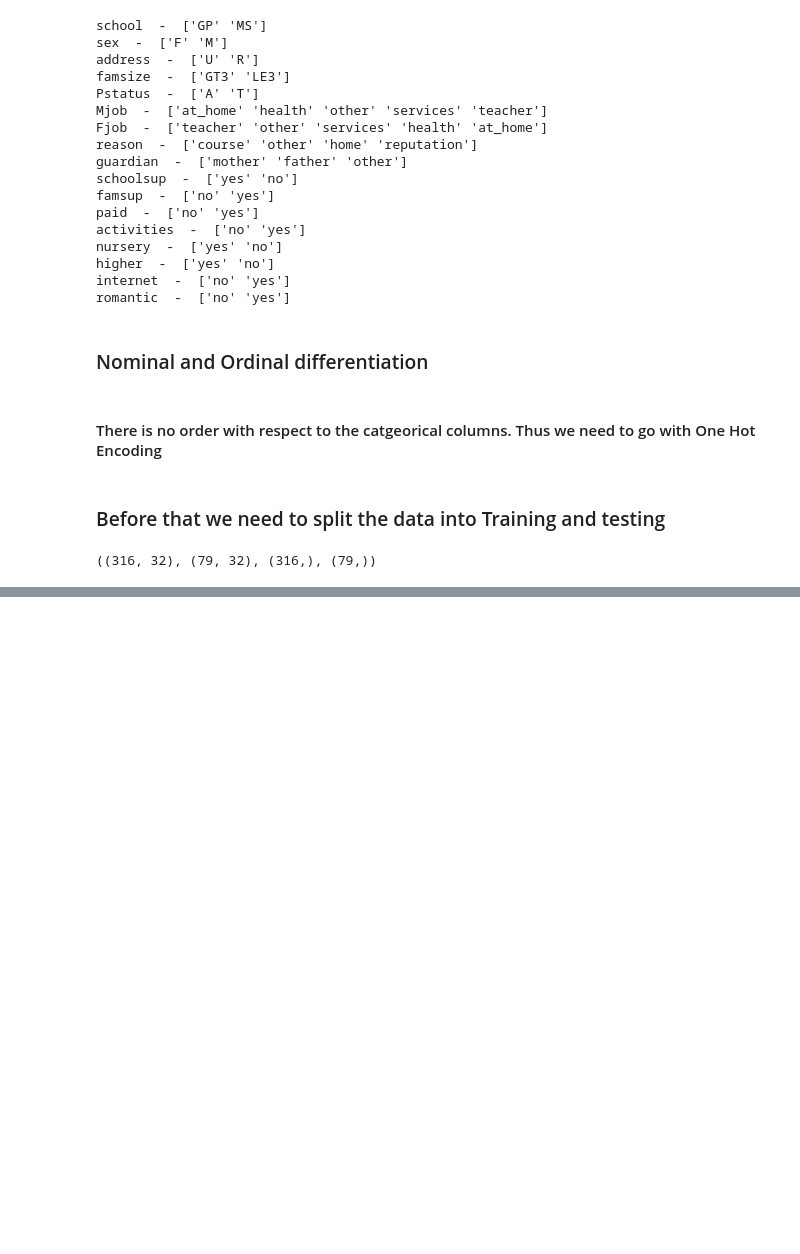
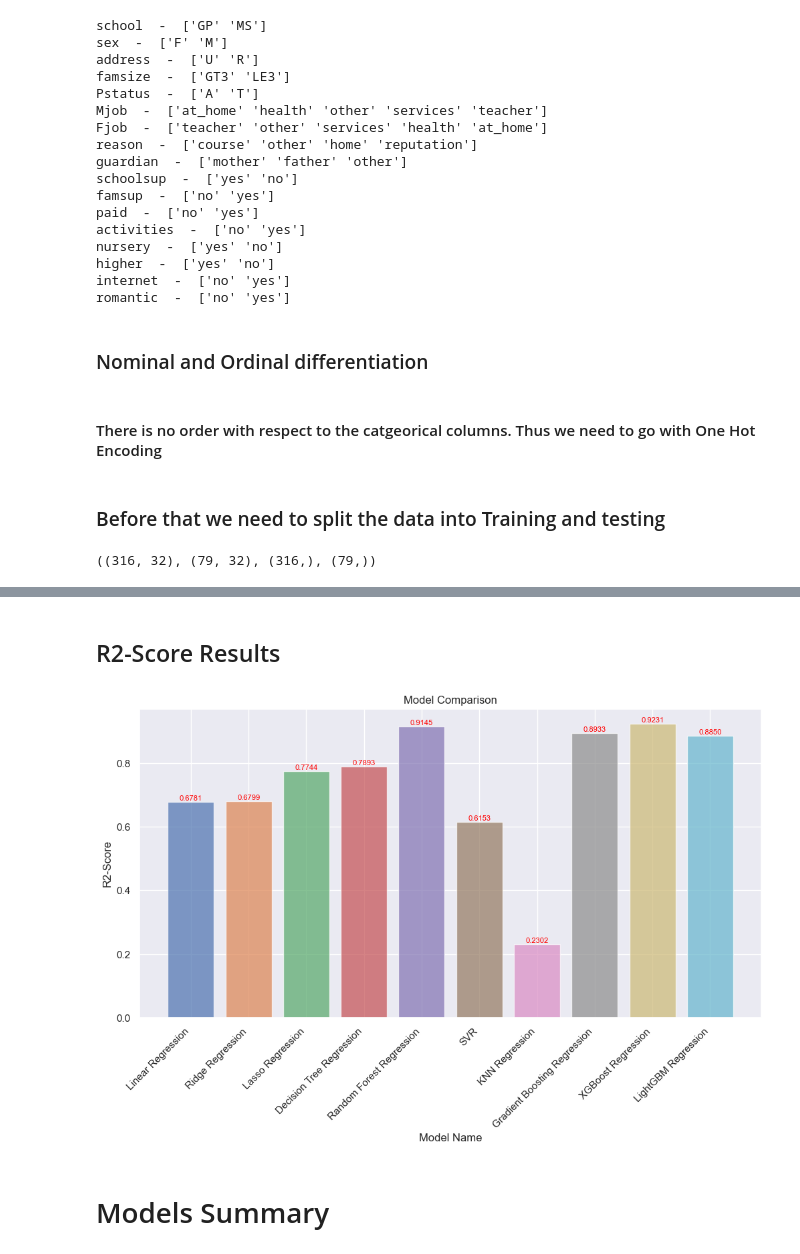
Before and after one commit to Mohshaikh23/Student-Data-Analysis, a Jupyter notebook: Student data analysis.ipynb, the cells around one changed output, grey strips where cells are left out. Cells and saved outputs as stored; diff of their text form; code cells hidden in the pictures; blank space fills up the shorter version.

```diff
--- a/Student data analysis.ipynb
+++ b/Student data analysis.ipynb
@@ -552,0 +845,23 @@ mean_squared_error(y_test, y_pred), mean_absolute_error(y_test, y_pred), r2_scor
+# %% [markdown]
+## R2-Score Results
+# %%
+# Visualize the results for R2 Score
+plt.figure(figsize=(12, 6))
+for model_name, model in models.items():
+    evaluations = evaluate_model(model, X_test, y_test, metrics=['r2'])
+    r2_value = evaluations['r2']
+
+    plt.bar(model_name, r2_value, alpha=0.7, label=f"{model_name} - R2: {r2_value:.4f}")
+
+    # Display the numerical value on top of the bar
+    plt.text(model_name, r2_value + 0.001, f'{r2_value:.4f}', ha='center', va='bottom', fontsize=8, color='Red')
+
+plt.title('Model Comparison')
+plt.xlabel('Model Name')
+plt.ylabel('R2-Score')
+plt.xticks(rotation=45, ha='right')
+plt.show()
+# %% [output]
+[figure, added]
+# %% [markdown]
+# Models Summary
```
Also changed, not shown: parts of 28 cells of this notebook, 4 other files.
